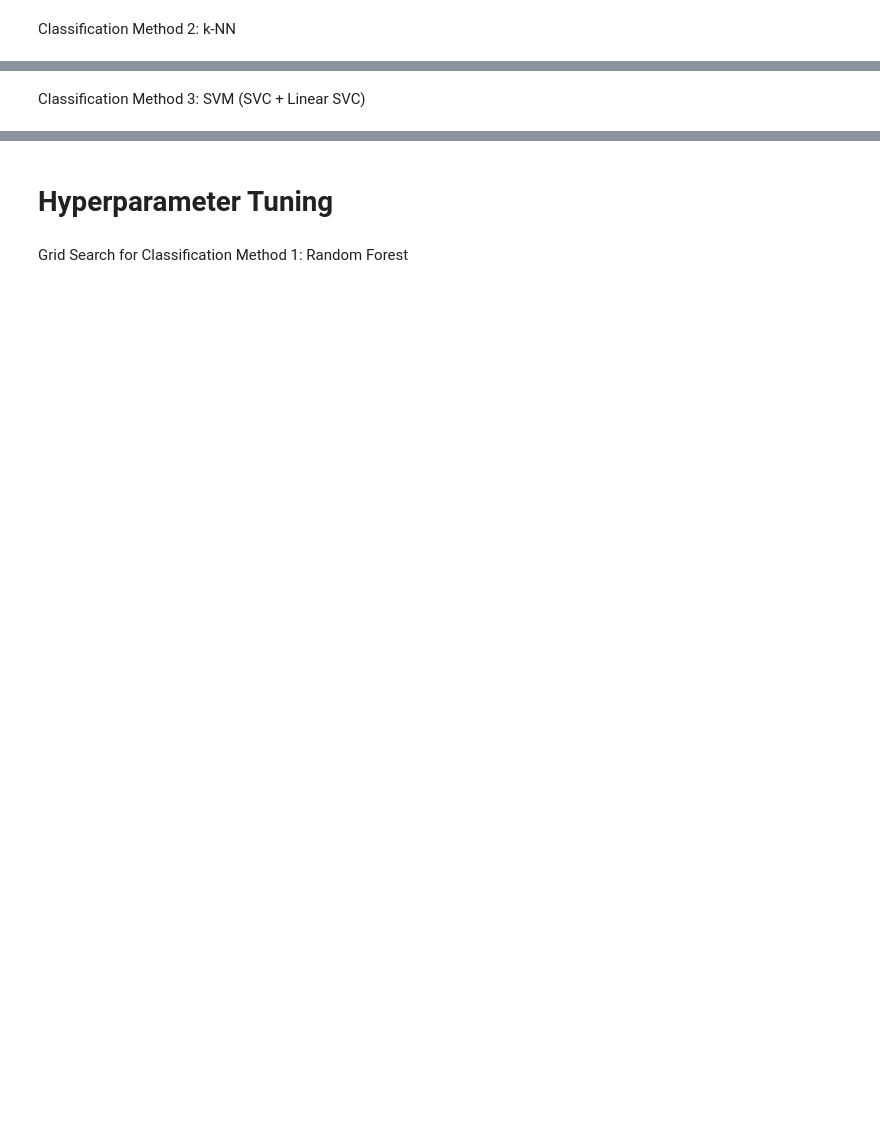
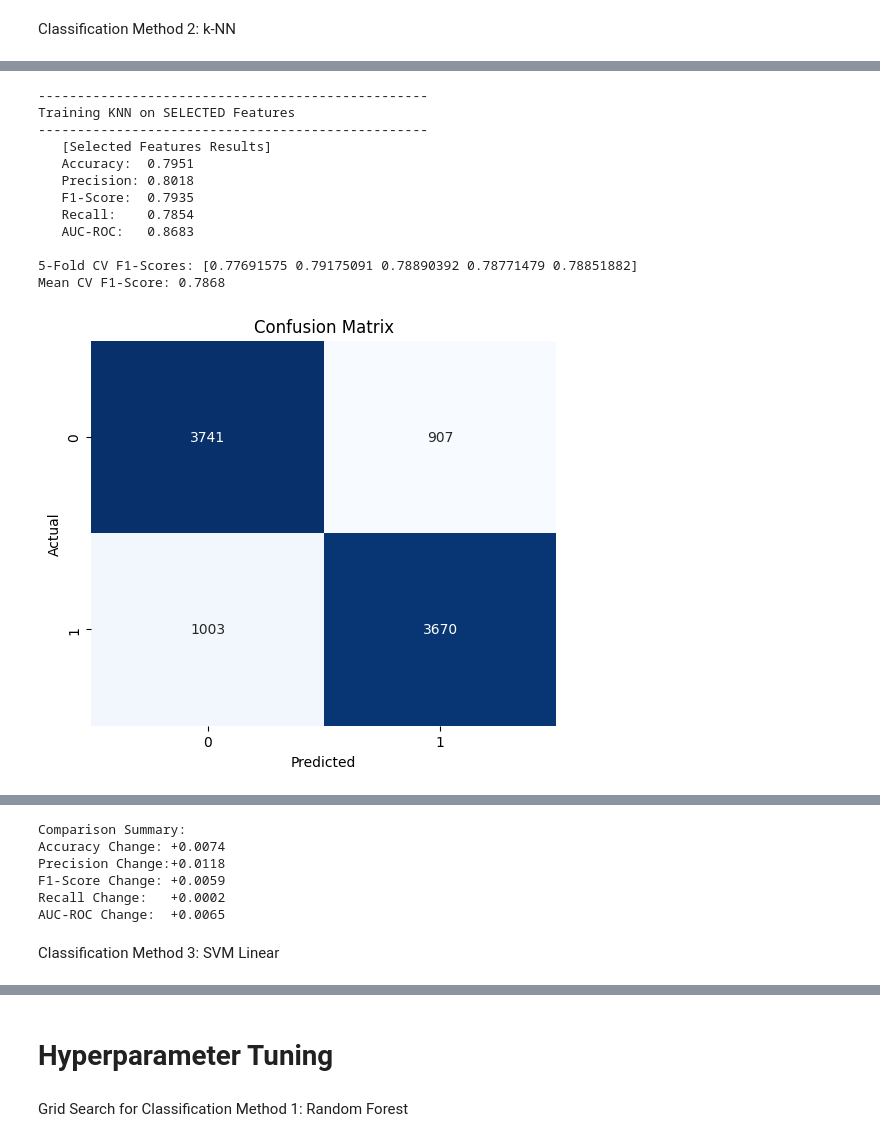
Before and after one commit to Preacho/Credit-Card-Default-Predicition, a Jupyter notebook: Final_Project_Delivery.ipynb, the cells around one changed output, grey strips where cells are left out. Cells and saved outputs as stored; diff of their text form; code cells hidden in the pictures; blank space fills up the shorter version.

```diff
--- a/Final_Project_Delivery.ipynb
+++ b/Final_Project_Delivery.ipynb
@@ -916,0 +993,71 @@ Mean CV F1-Score: 0.7777
+# %%
+X_train, X_test, y_train, y_test = train_test_split(X_removed_features, y, test_size=0.2, random_state=42)
+print("-" * 50)
+print("Training KNN on SELECTED Features")
+print("-" * 50)
+
+knn = KNeighborsClassifier()
+knn.fit(X_train, y_train)
+
+y_pred_sel = knn.predict(X_test)
+y_prob_sel = knn.predict_proba(X_test)[:, 1]
+
+print("   [Selected Features Results]")
+print(f"   Accuracy:  {accuracy_score(y_test, y_pred_sel):.4f}")
+print(f"   Precision: {precision_score(y_test, y_pred_sel):.4f}")
+print(f"   F1-Score:  {f1_score(y_test, y_pred_sel):.4f}")
+print(f"   Recall:    {recall_score(y_test, y_pred_sel):.4f}")
+print(f"   AUC-ROC:   {roc_auc_score(y_test, y_prob_sel):.4f}")
+
+# Cross-Validation
+cv_scores = cross_val_score(knn, X_train, y_train, cv=5, scoring='f1')
+print(f"\n5-Fold CV F1-Scores: {cv_scores}")
+print(f"Mean CV F1-Score: {cv_scores.mean():.4f}")
+
+# Confusion Matrix
+plt.figure(figsize=(6, 5))
+cm = confusion_matrix(y_test, y_pred_sel)
+sns.heatmap(cm, annot=True, fmt='d', cmap='Blues', cbar=False)
+plt.xlabel('Predicted')
+plt.ylabel('Actual')
+plt.title('Confusion Matrix')
+plt.show()
+
+# ROC Curve
+fpr, tpr, thresholds = roc_curve(y_test, y_prob_sel)
+plt.figure(figsize=(8, 6))
+plt.plot(fpr, tpr, label=f'KNN (AUC = {roc_auc_score(y_test, y_prob_sel):.2f})')
+plt.plot([0, 1], [0, 1], 'k--') # Diagonal line
+plt.xlabel('False Positive Rate')
+plt.ylabel('True Positive Rate')
+plt.title('ROC Curve')
+plt.legend()
+plt.show()
+
+# Part 5: Quick Comparison
+print("Comparison Summary:")
+acc_diff = accuracy_score(y_test, y_pred_sel) - accuracy_score(y_test_full, y_pred_full)
+prec_diff = precision_score(y_test, y_pred_sel) - precision_score(y_test_full, y_pred_full)
+f1_diff = f1_score(y_test, y_pred_sel) - f1_score(y_test_full, y_pred_full)
+recall_diff = recall_score(y_test, y_pred_sel) - recall_score(y_test_full, y_pred_full)
+auc_diff = roc_auc_score(y_test, y_prob_sel) - roc_auc_score(y_test_full, y_prob_full)
+
+print(f"Accuracy Change: {acc_diff:+.4f}")
+print(f"Precision Change:{prec_diff:+.4f}")
+print(f"F1-Score Change: {f1_diff:+.4f}")
+print(f"Recall Change:   {recall_diff:+.4f}")
+print(f"AUC-ROC Change:  {auc_diff:+.4f}")
+# %% [output]
+--------------------------------------------------
+Training KNN on SELECTED Features
+--------------------------------------------------
+   [Selected Features Results]
+   Accuracy:  0.7951
+   Precision: 0.8018
+   F1-Score:  0.7935
+   Recall:    0.7854
+   AUC-ROC:   0.8683
+
+5-Fold CV F1-Scores: [0.77691575 0.79175091 0.78890392 0.78771479 0.78851882]
+Mean CV F1-Score: 0.7868
+[figure, added]
@@ -917,2 +1065,8 @@ Mean CV F1-Score: 0.7777
+Comparison Summary:
+Accuracy Change: +0.0074
+Precision Change:+0.0118
+F1-Score Change: +0.0059
+Recall Change:   +0.0002
+AUC-ROC Change:  +0.0065
 # %% [markdown]
-Classification Method 3: SVM (SVC + Linear SVC)
+Classification Method 3: SVM Linear
```
Also changed, not shown: parts of 14 cells of this notebook.
